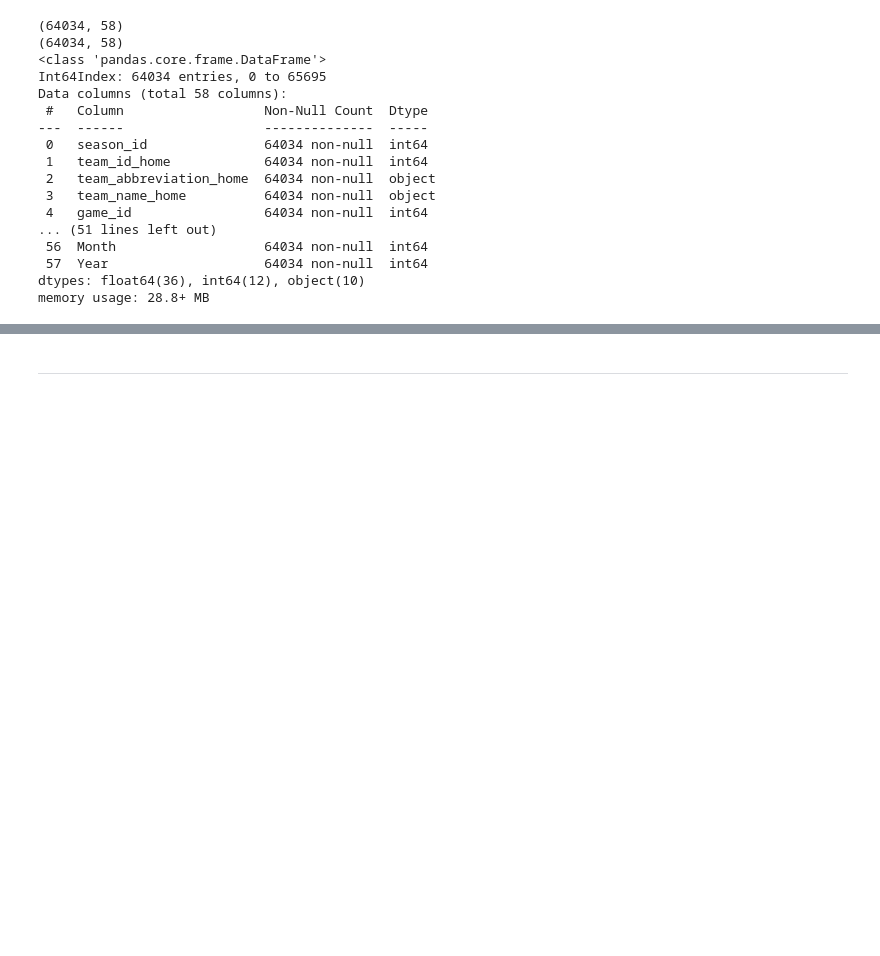
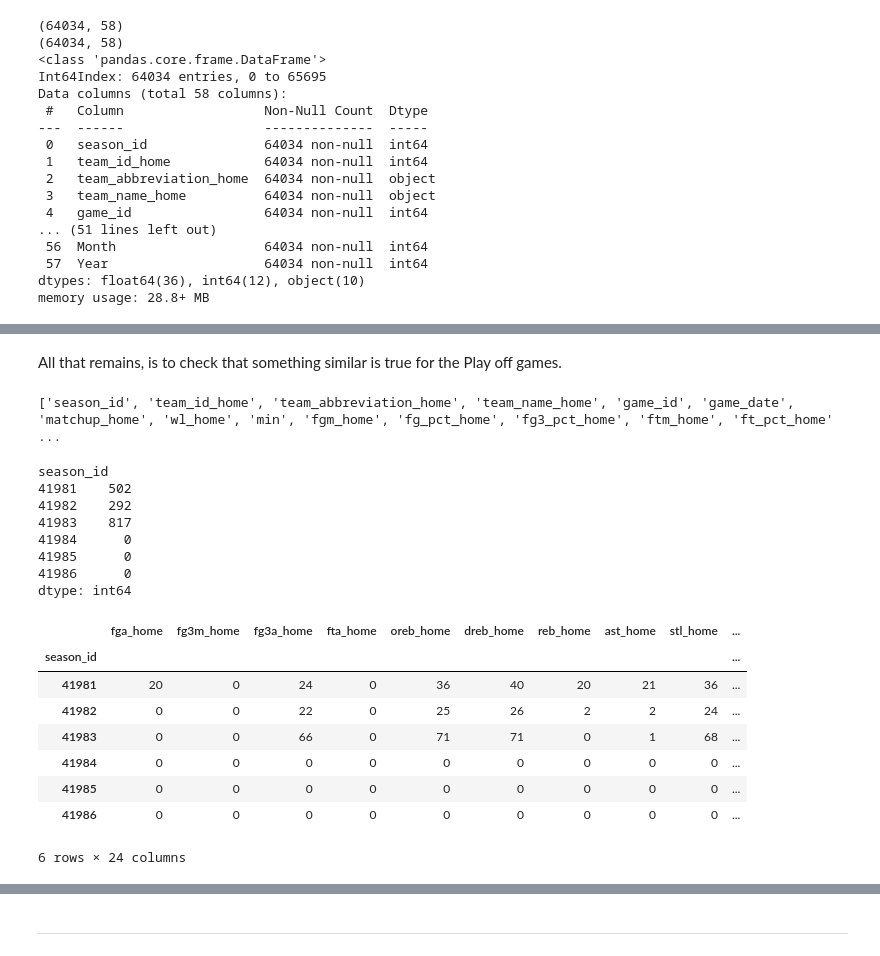
Before and after one commit to smtilson/pp5-ml-dashboard, a Jupyter notebook: jupyter_notebooks/02_Cleaning_Data.ipynb, the cells around one changed output, grey strips where cells are left out. Cells and saved outputs as stored; diff of their text form; code cells hidden in the pictures; blank space fills up the shorter version.

```diff
--- a/jupyter_notebooks/02_Cleaning_Data.ipynb
+++ b/jupyter_notebooks/02_Cleaning_Data.ipynb
@@ -190,0 +264,42 @@ We are finally ready to remove the columns discussed above.
+# %% [markdown]
+All that remains, is to check that something similar is true for the Play off games.
+# %%
+play_offs_df = game_df.query('season_type == "Playoffs"')
+missing_play_off_data = play_offs_df.isna().groupby(play_offs_df['season_id']).sum()
+missing_play_off_data.head(10)
+
+good_cols = []
+for col in missing_play_off_data.columns:
+    unique_vals = missing_play_off_data[col].unique()
+    if len(unique_vals) == 1 and 0 in unique_vals:
+        if col not in good_cols:
+            good_cols.append(col)
+    elif any([string in col for string in ['_pct_','fgm_','ftm_']]):
+        good_cols.append(col)
+
+print(good_cols)
+missing_play_off_data.drop(labels=good_cols, inplace=True, axis=1)
+# %% [output]
+['season_id', 'team_id_home', 'team_abbreviation_home', 'team_name_home', 'game_id', 'game_date', 'matchup_home', 'wl_home', 'min', 'fgm_home', 'fg_pct_home', 'fg3_pct_home', 'ftm_home', 'ft_pct_home' ...
+# %%
+total_missing_play_offs = missing_play_off_data.sum(axis=1)
+print(total_missing_play_offs[30:36])
+missing_play_off_data[30:36]
+# %% [output]
+season_id
+41981    502
+41982    292
+41983    817
+41984      0
+41985      0
+41986      0
+dtype: int64
+|  | fga_home | fg3m_home | fg3a_home | fta_home | oreb_home | dreb_home | reb_home | ast_home | stl_home | ... |
+| season_id |  |  |  |  |  |  |  |  |  | ... |
+| 41981 | 20 | 0 | 24 | 0 | 36 | 40 | 20 | 21 | 36 | ... |
+| 41982 | 0 | 0 | 22 | 0 | 25 | 26 | 2 | 2 | 24 | ... |
+| 41983 | 0 | 0 | 66 | 0 | 71 | 71 | 0 | 1 | 68 | ... |
+| 41984 | 0 | 0 | 0 | 0 | 0 | 0 | 0 | 0 | 0 | ... |
+| 41985 | 0 | 0 | 0 | 0 | 0 | 0 | 0 | 0 | 0 | ... |
+| 41986 | 0 | 0 | 0 | 0 | 0 | 0 | 0 | 0 | 0 | ... |
+6 rows × 24 columns
```
Also changed, not shown: parts of 25 cells of this notebook, 3 other files.
